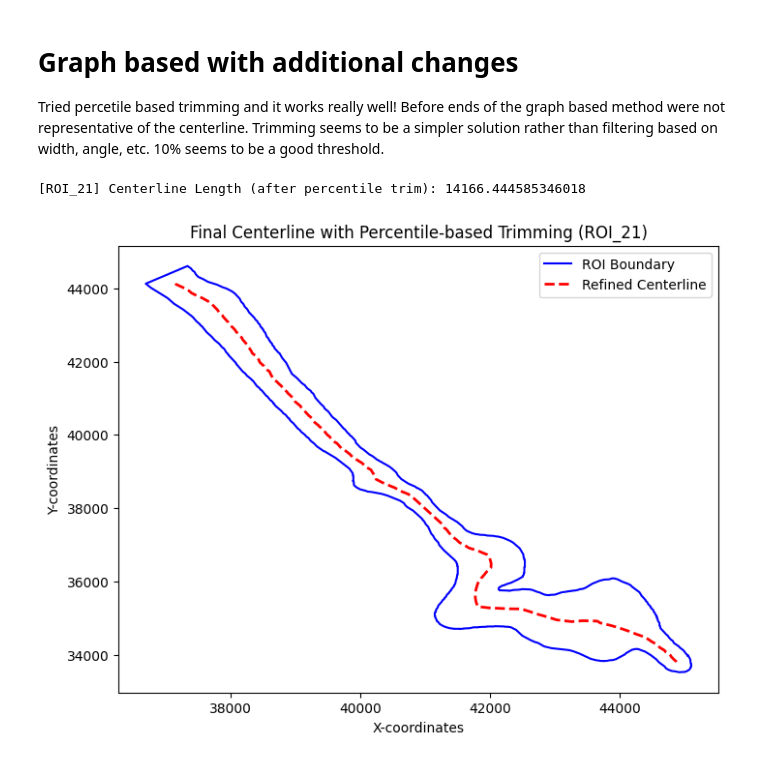
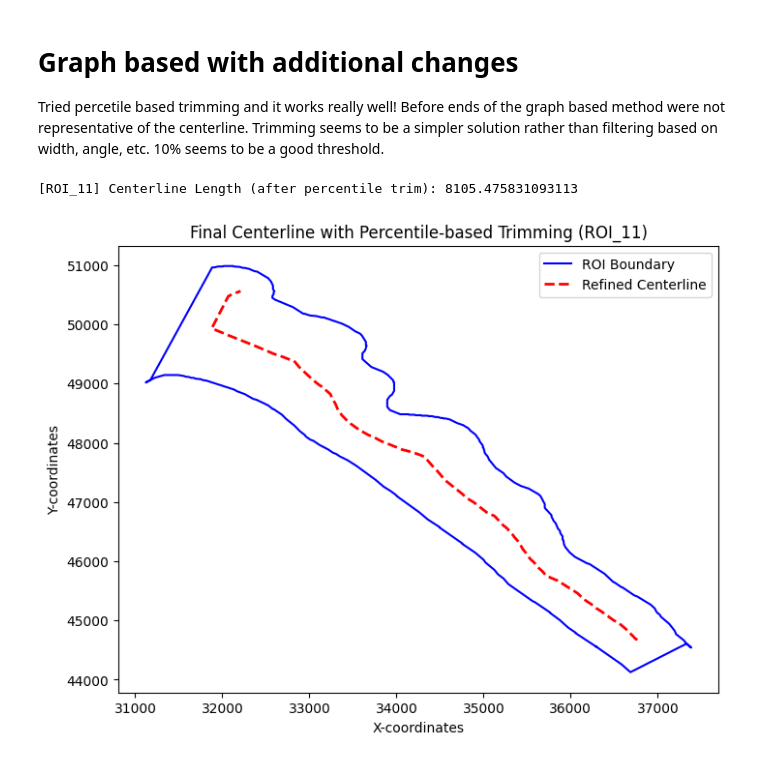
Before and after one commit to Satanna1/Cancer_Project_2025, a Jupyter notebook: Centerline_Shapely_Sheel.ipynb, the cells around one changed output. Cells and saved outputs as stored; diff of their text form; code cells hidden in the pictures.

```diff
--- a/Centerline_Shapely_Sheel.ipynb
+++ b/Centerline_Shapely_Sheel.ipynb
@@ -251,7 +252,7 @@ from shapely.ops import unary_union
 from scipy.spatial import Voronoi, voronoi_plot_2d
 
 # Select an example ROI polygon
-roi_polygon = roi_polygons["ROI_1"]  # Replace with different ROI if needed
+roi_polygon = roi_polygons["ROI_12"]  # Replace with different ROI if needed
 
 # Step 1: Extract boundary points from the polygon
 boundary_coords = np.array(roi_polygon.exterior.coords)
@@ -427,9 +440,13 @@ def trim_ends_by_percentile(centerline, polygon, low_pct=10):
     coords = list(centerline.coords)
 
     # 1. Compute distance to boundary for all points
+    #same size as the coords list and first entry here corresponds to the distance of the first point in coords to the boundary, etc.
+    #This allows us to zip the two lists together and then filter based on the distance later on
     dists = [polygon.exterior.distance(Point(pt)) for pt in coords]
 
     # 2. Determine cutoff using low percentile
+    # so if it's 10 it means cutoff is 10th percentile of distances
+    # (idea is that the points with the smallest distances to boundary are the "tails" we noticed that aren't part of the true centerline )
     cutoff = np.percentile(dists, low_pct)
 
     # 3. Keep only points with distance >= cutoff
@@ -445,7 +462,7 @@ def trim_ends_by_percentile(centerline, polygon, low_pct=10):
 # --------------------------
 
 # For example, choose an ROI to process
-roi_name = "ROI_21"
+roi_name = "ROI_11"
 roi_polygon = roi_polygons[roi_name]
 
 # Extract boundary points
@@ -474,6 +491,7 @@ def medial_axis_to_graph(medial_axis):
         for line in medial_axis.geoms:
             coords = list(line.coords)
             for i in range(len(coords) - 1):
+                #the weight is the distance between the two points
                 seg_length = Point(coords[i]).distance(Point(coords[i+1]))
                 G.add_edge(coords[i], coords[i+1], weight=seg_length)
     elif isinstance(medial_axis, LineString):
@@ -491,12 +509,15 @@ G_largest = G.subgraph(largest_cc).copy()
 
 # Find the longest path among terminal nodes
 def find_longest_path(G_largest):
+    #iterating through all nodes and keeping the ones with degree 1 (terminal nodes)
     terminal_nodes = [n for n in G_largest.nodes if G_largest.degree[n] == 1]
     if len(terminal_nodes) < 2:
         return None
 
     max_length = 0
     best_pair = None
+    #double loop tof find distance between each pair of terminal nodes
+    #two terminal nodes that are furthest apart should represent the centerline
     for i in range(len(terminal_nodes)):
         for j in range(i+1, len(terminal_nodes)):
             try:
@@ -505,13 +526,14 @@ def find_longest_path(G_largest):
                 )
                 if path_length > max_length:
                     max_length = path_length
+                    #update best pair to this one with the longest distance
                     best_pair = (terminal_nodes[i], terminal_nodes[j])
             except nx.NetworkXNoPath:
                 pass
 
     if not best_pair:
         return None
-
+    #returns the longest path between the two terminal nodes
     return nx.shortest_path(G_largest, source=best_pair[0], target=best_pair[1], weight="weight")
 
 longest_path = find_longest_path(G_largest)
@@ -520,32 +542,33 @@ if longest_path:
 else:
     centerline = None
 
 # --------------------------
 # 3) Apply Percentile-based Trim
 # --------------------------
+#centerline is longest path but may have tails--->trim the line to get the true centerline
 if centerline:
     # e.g., low_pct=10 means removing points in the lower 10% boundary distance
     centerline = trim_ends_by_percentile(centerline, roi_polygon, low_pct=10)
 
 # --------------------------
 # 4) Visualization
 # --------------------------
 if centerline and len(centerline.coords) > 1:
     print(f"[{roi_name}] Centerline Length (after percentile trim):", centerline.length)
 
 fig, ax = plt.subplots(figsize=(8, 6))
 x, y = roi_polygon.exterior.xy
 ax.plot(x, y, linestyle="-", color="blue", label="ROI Boundary")
 
 if centerline and len(centerline.coords) > 1:
     cx, cy = centerline.xy
     ax.plot(cx, cy, linestyle="--", color="red", linewidth=2, label="Refined Centerline")
 
 plt.xlabel("X-coordinates")
 plt.ylabel("Y-coordinates")
 plt.title(f"Final Centerline with Percentile-based Trimming ({roi_name})")
 plt.legend()
 plt.show()
 # %% [output]
-[ROI_21] Centerline Length (after percentile trim): 14166.444585346018
+[ROI_11] Centerline Length (after percentile trim): 8105.475831093113
-[figure, old version]
+[figure, new version]
```
Also changed, not shown: parts of 5 cells of this notebook.
